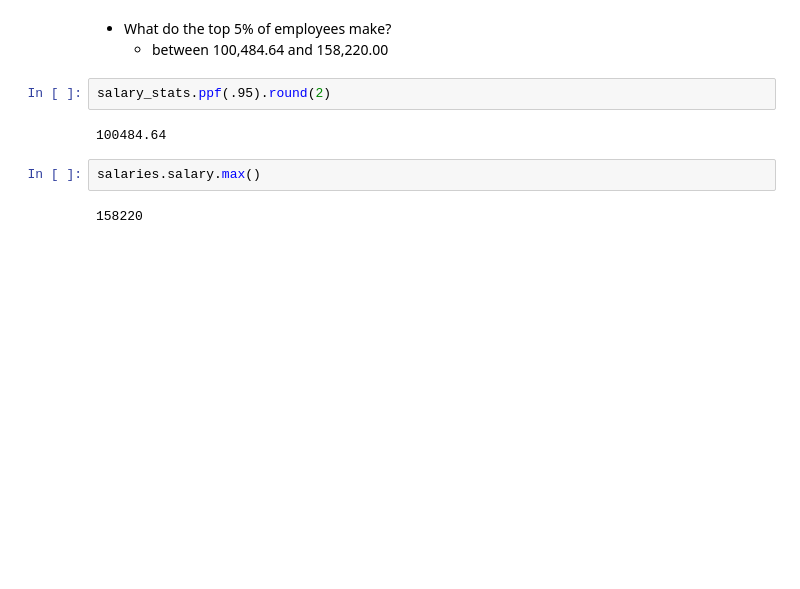
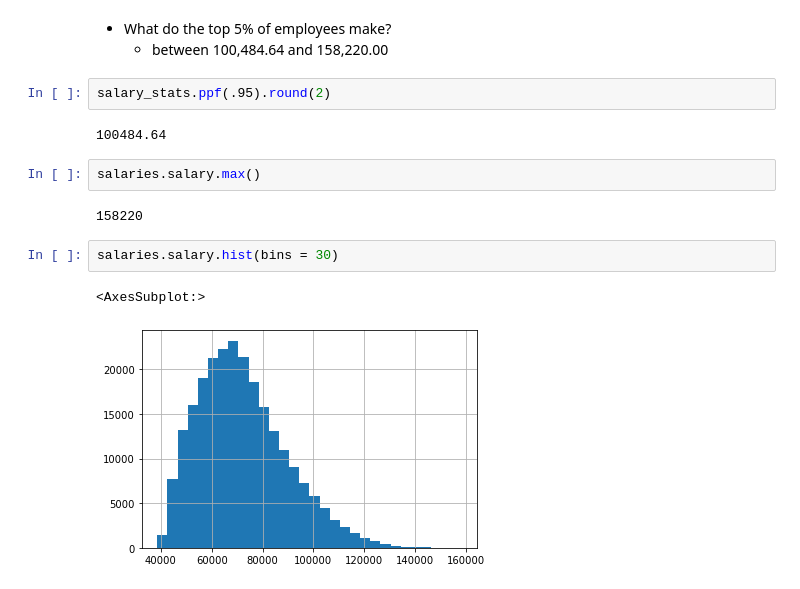
Before and after one commit to HeatherOrtegaMcMillan/statistics-exercises, a Jupyter notebook: probability_distributions.ipynb, the cells around one changed output. Drawn from its saved outputs; the diff is of its cells as text; blank space fills up the shorter version.

```diff
--- a/probability_distributions.ipynb
+++ b/probability_distributions.ipynb
@@ -296,3 +340,8 @@ salary_stats.ppf(.95).round(2)
 salaries.salary.max()
 # %% [output]
 158220
+# %%
+salaries.salary.hist(bins = 30)
+# %% [output]
+<AxesSubplot:>
+[figure, added]
```
Also changed, not shown: parts of 12 cells of this notebook.
